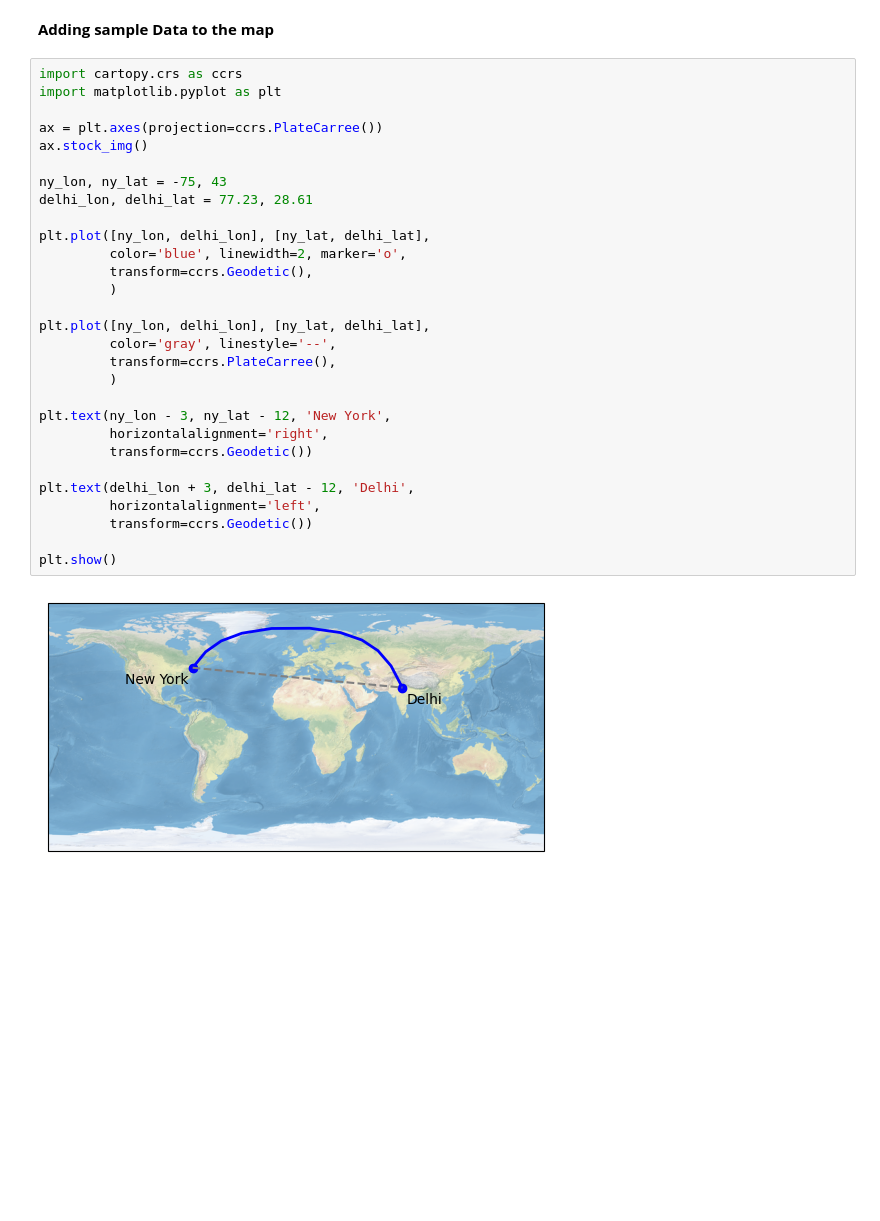
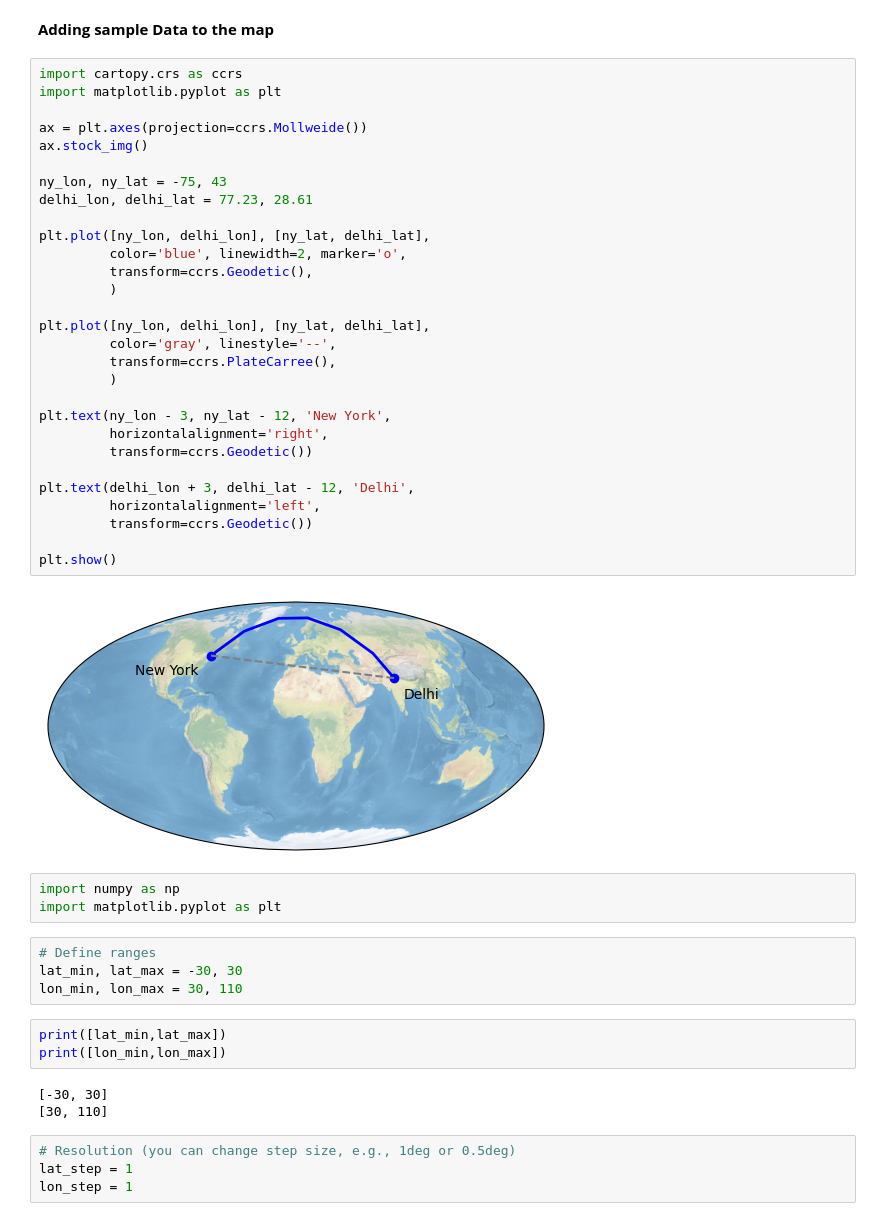
Before and after one commit to pajonnakuti/pyDataviz, a Jupyter notebook: code/XArray_example.ipynb, the cells around one changed output. Drawn from its saved outputs; the diff is of its cells as text; blank space fills up the shorter version.

```diff
--- a/code/XArray_example.ipynb
+++ b/code/XArray_example.ipynb
@@ -268,31 +276,48 @@ plt.show()
 # %%
 import cartopy.crs as ccrs
 import matplotlib.pyplot as plt
 
-ax = plt.axes(projection=ccrs.PlateCarree())
+ax = plt.axes(projection=ccrs.Mollweide())
 ax.stock_img()
 
 ny_lon, ny_lat = -75, 43
 delhi_lon, delhi_lat = 77.23, 28.61
 
 plt.plot([ny_lon, delhi_lon], [ny_lat, delhi_lat],
          color='blue', linewidth=2, marker='o',
          transform=ccrs.Geodetic(),
          )
 
 plt.plot([ny_lon, delhi_lon], [ny_lat, delhi_lat],
          color='gray', linestyle='--',
          transform=ccrs.PlateCarree(),
          )
 
 plt.text(ny_lon - 3, ny_lat - 12, 'New York',
          horizontalalignment='right',
          transform=ccrs.Geodetic())
 
 plt.text(delhi_lon + 3, delhi_lat - 12, 'Delhi',
          horizontalalignment='left',
          transform=ccrs.Geodetic())
 
 plt.show()
 # %% [output]
-[figure, old version]
+[figure, new version]
+# %%
+import numpy as np
+import matplotlib.pyplot as plt
+# %%
+# Define ranges
+lat_min, lat_max = -30, 30
+lon_min, lon_max = 30, 110
+# %%
+print([lat_min,lat_max])
+print([lon_min,lon_max])
+# %% [output]
+[-30, 30]
+[30, 110]
+# %%
+# Resolution (you can change step size, e.g., 1deg or 0.5deg)
+lat_step = 1
+lon_step = 1
```
Also changed, not shown: parts of 18 cells of this notebook.
